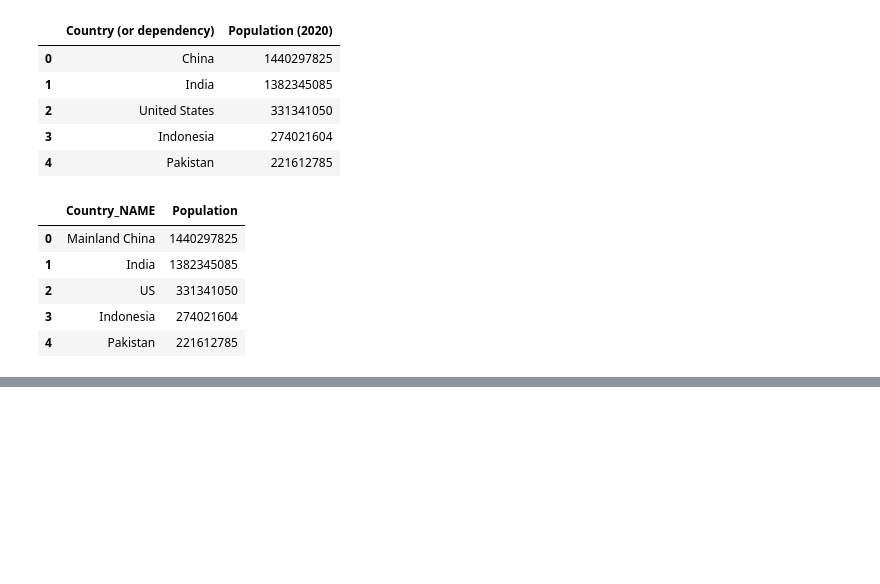
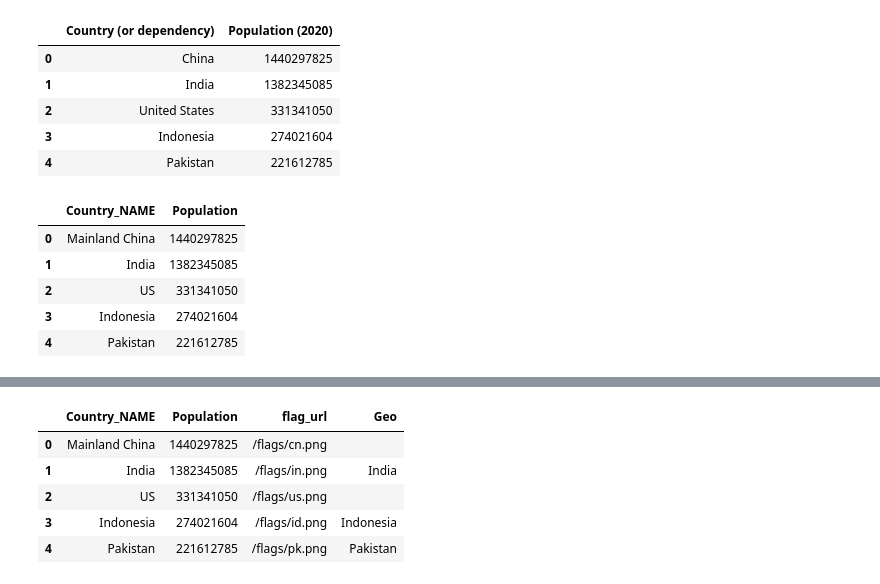
Before and after one commit to lufor129/soft-engineer2020Fall, a Jupyter notebook: csvData/CleanData.ipynb, the cells around one changed output, grey strips where cells are left out. Saved outputs shown, nothing was run; the diff lists cells and outputs as text; code cells hidden in the pictures; blank space fills up the shorter version.

```diff
--- a/csvData/CleanData.ipynb
+++ b/csvData/CleanData.ipynb
@@ -140,5 +167,19 @@ population_by_country_2020.head()
 # %%
 population_by_country_2020.to_csv("./population_clean.csv",index=False)
+# %%
+import json
+with open("countries.geo.json") as f:
+    data = json.load(f)
+
+Geo_Countries = []
+for country in data["features"]:
+    Geo_Countries.append(country["properties"]["name"])
+# %%
+def addGeo(country_name):
+    for geo in Geo_Countries:
+        if(geo == country_name):
+            return geo
+    return ""
 # %%
 population_by_country_2020.head()
 # %% [output]
@@ -150,0 +192,10 @@ population_by_country_2020.head()
+# %%
+population_by_country_2020["Geo"] = population_by_country_2020["Country_NAME"].apply(lambda x:addGeo(x))
+population_by_country_2020.head()
+# %% [output]
+|  | Country_NAME | Population | flag_url | Geo |
+| 0 | Mainland China | 1440297825 | /flags/cn.png |  |
+| 1 | India | 1382345085 | /flags/in.png | India |
+| 2 | US | 331341050 | /flags/us.png |  |
+| 3 | Indonesia | 274021604 | /flags/id.png | Indonesia |
+| 4 | Pakistan | 221612785 | /flags/pk.png | Pakistan |
```
Also changed, not shown: parts of 16 cells of this notebook, 4 other files.
